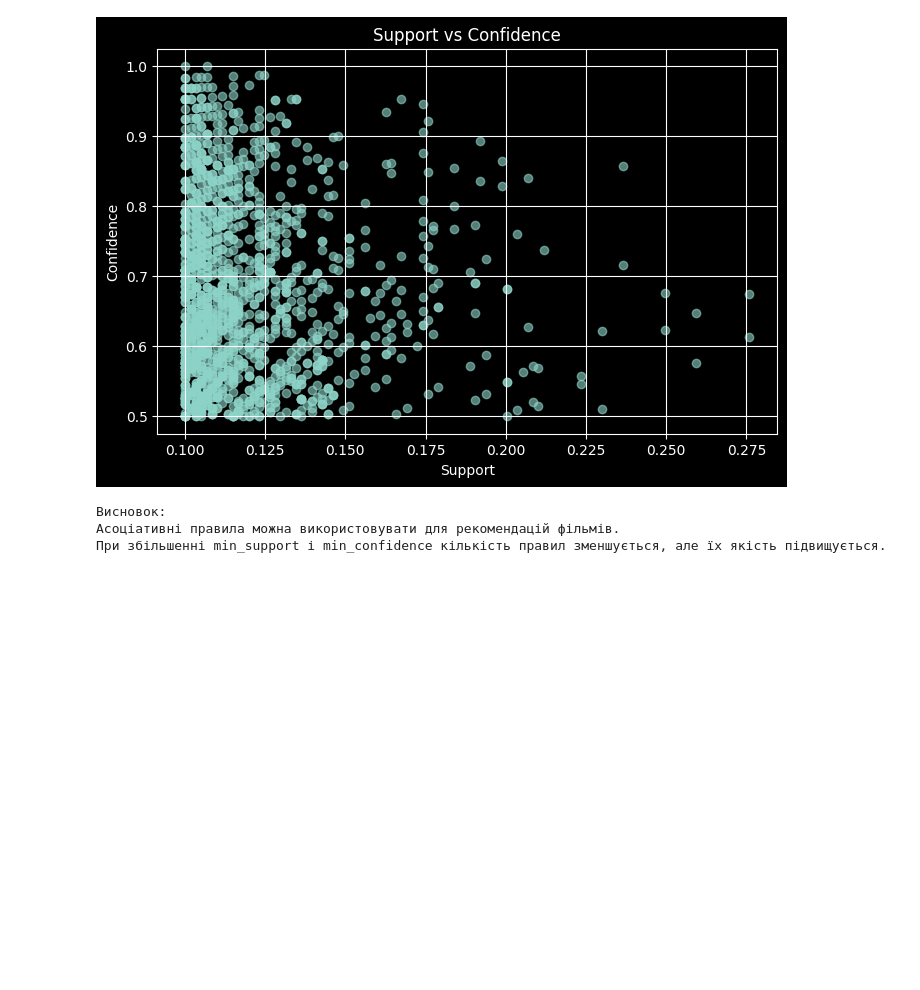
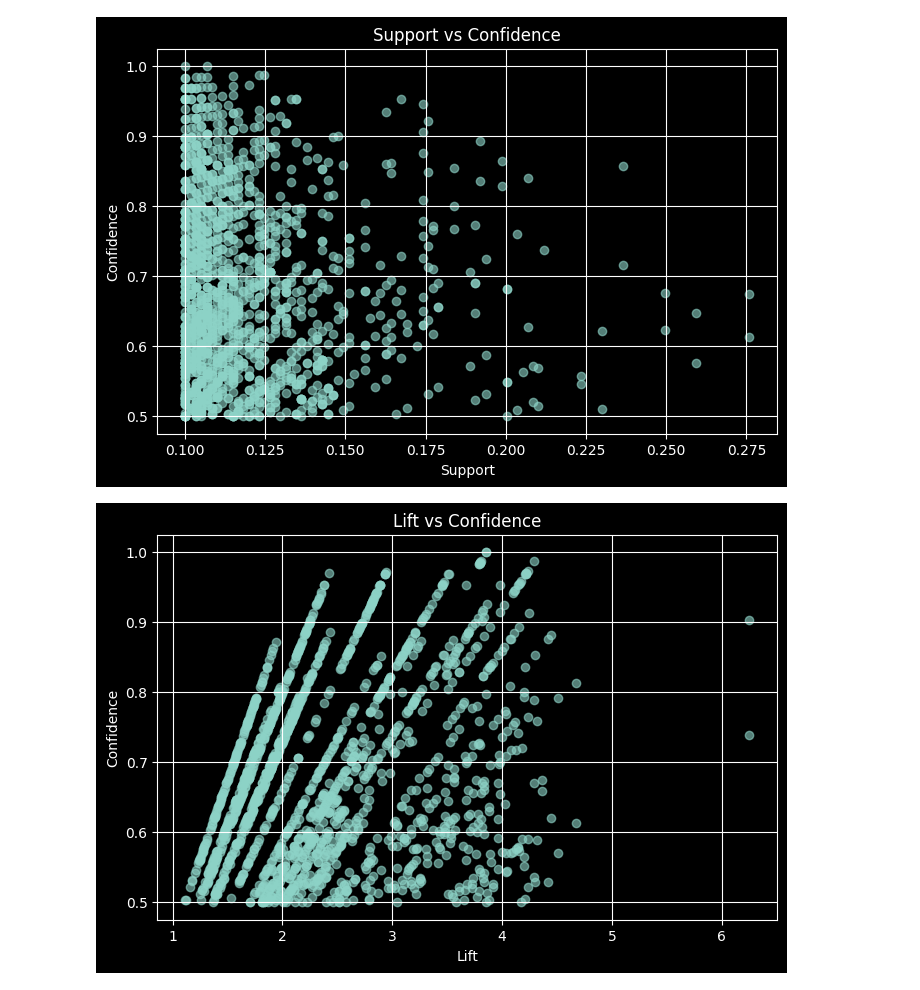
Before and after one commit to fimklay/IAD, a Jupyter notebook: Lab2/Lab2.ipynb, the cells around one changed output. Drawn from its saved outputs; the diff is of its cells as text; code cells hidden in the pictures; blank space fills up the shorter version.

```diff
--- a/Lab2/Lab2.ipynb
+++ b/Lab2/Lab2.ipynb
@@ -186,10 +186,12 @@ plt.show()
 # %% [output]
 [figure]
 # %%
-print("Висновок:")
-print("Асоціативні правила можна використовувати для рекомендацій фільмів.")
-print("При збільшенні min_support і min_confidence кількість правил зменшується, але їх якість підвищується.")
+plt.figure(figsize=(8, 5))
+plt.scatter(rules["lift"], rules["confidence"], alpha=0.6)
+plt.xlabel("Lift")
+plt.ylabel("Confidence")
+plt.title("Lift vs Confidence")
+plt.grid(True)
+plt.show()
 # %% [output]
-Висновок:
-Асоціативні правила можна використовувати для рекомендацій фільмів.
-При збільшенні min_support і min_confidence кількість правил зменшується, але їх якість підвищується.
+[figure, added]
```
